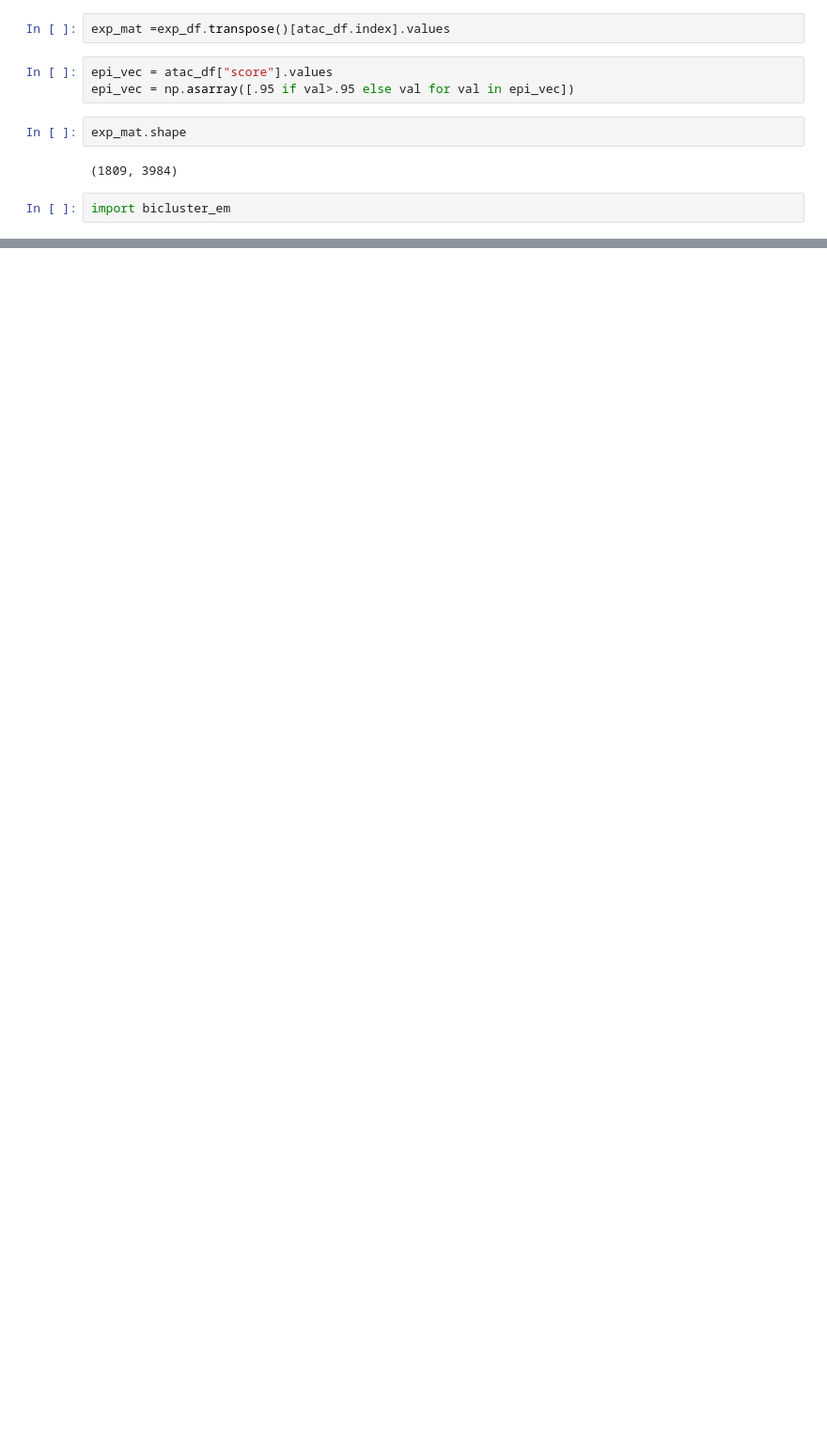
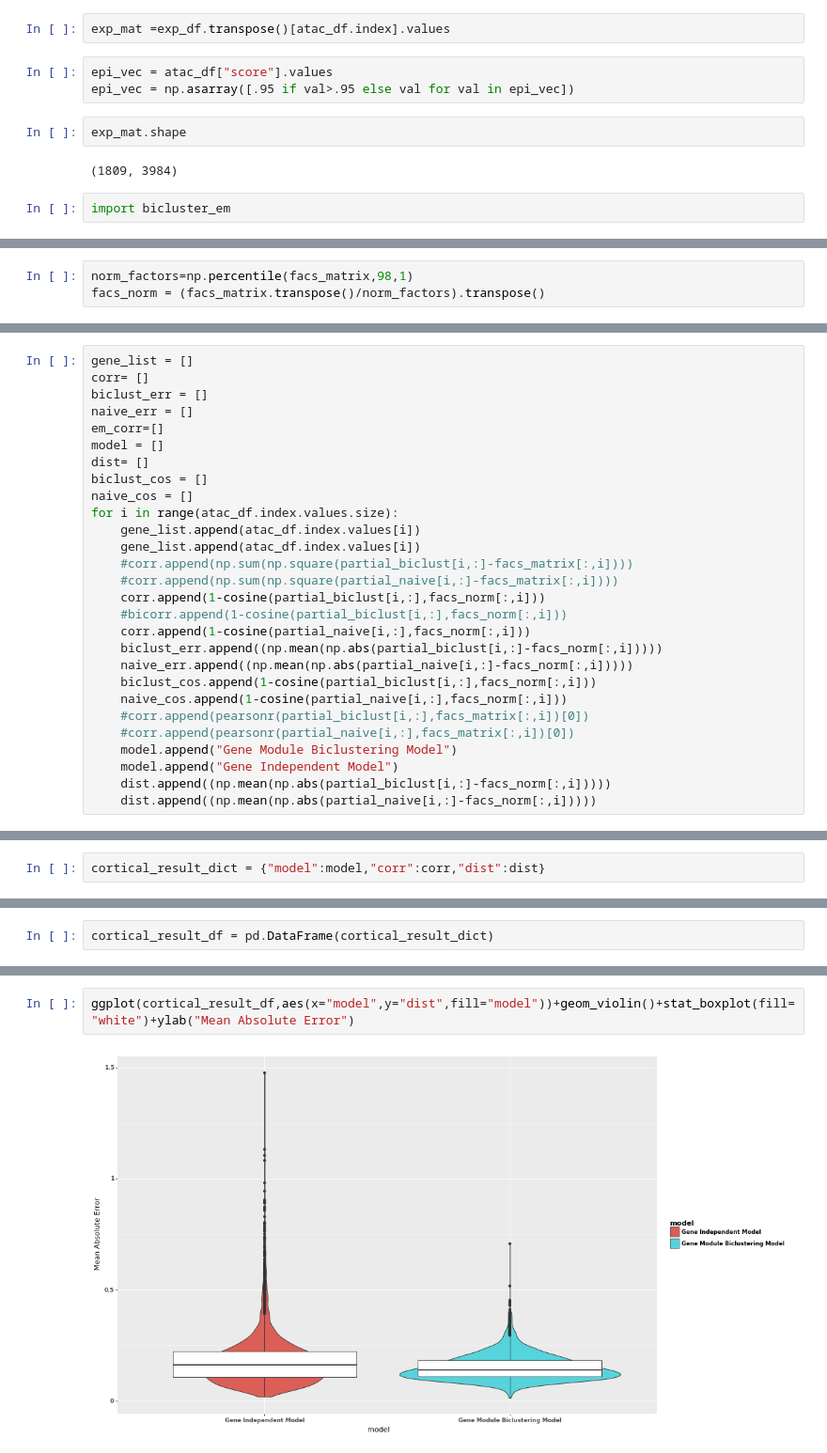
Before and after one commit to mkleyman/srpd, a Jupyter notebook: analysis/atac_seq_df.ipynb, the cells around one changed output, grey strips where cells are left out. Shown at 94% size. Saved outputs shown, nothing was run; the diff lists cells and outputs as text; blank space fills up the shorter version.

```diff
--- a/analysis/atac_seq_df.ipynb
+++ b/analysis/atac_seq_df.ipynb
@@ -61,0 +148,3 @@ KeyboardInterrupt:
+# %%
+norm_factors=np.percentile(facs_matrix,98,1)
+facs_norm = (facs_matrix.transpose()/norm_factors).transpose()
@@ -61,0 +153,28 @@ KeyboardInterrupt:
+# %%
+gene_list = []
+corr= []
+biclust_err = []
+naive_err = []
+em_corr=[]
+model = []
+dist= []
+biclust_cos = []
+naive_cos = []
+for i in range(atac_df.index.values.size):
+    gene_list.append(atac_df.index.values[i])
+    gene_list.append(atac_df.index.values[i])
+    #corr.append(np.sum(np.square(partial_biclust[i,:]-facs_matrix[:,i])))
+    #corr.append(np.sum(np.square(partial_naive[i,:]-facs_matrix[:,i])))
+    corr.append(1-cosine(partial_biclust[i,:],facs_norm[:,i]))
+    #bicorr.append(1-cosine(partial_biclust[i,:],facs_norm[:,i]))
+    corr.append(1-cosine(partial_naive[i,:],facs_norm[:,i]))
+    biclust_err.append((np.mean(np.abs(partial_biclust[i,:]-facs_norm[:,i]))))
+    naive_err.append((np.mean(np.abs(partial_naive[i,:]-facs_norm[:,i]))))
+    biclust_cos.append(1-cosine(partial_biclust[i,:],facs_norm[:,i]))
+    naive_cos.append(1-cosine(partial_naive[i,:],facs_norm[:,i]))
+    #corr.append(pearsonr(partial_biclust[i,:],facs_matrix[:,i])[0])
+    #corr.append(pearsonr(partial_naive[i,:],facs_matrix[:,i])[0])
+    model.append("Gene Module Biclustering Model")
+    model.append("Gene Independent Model")
+    dist.append((np.mean(np.abs(partial_biclust[i,:]-facs_norm[:,i]))))
+    dist.append((np.mean(np.abs(partial_naive[i,:]-facs_norm[:,i]))))
@@ -61,0 +185,2 @@ KeyboardInterrupt:
+# %%
+cortical_result_dict = {"model":model,"corr":corr,"dist":dist}
@@ -61,0 +190,2 @@ KeyboardInterrupt:
+# %%
+cortical_result_df = pd.DataFrame(cortical_result_dict)
@@ -61,0 +194,4 @@ KeyboardInterrupt:
+# %%
+ggplot(cortical_result_df,aes(x="model",y="dist",fill="model"))+geom_violin()+stat_boxplot(fill="white")+ylab("Mean Absolute Error")
+# %% [output]
+[figure, added]
```
Also changed, not shown: parts of 79 cells of this notebook.
